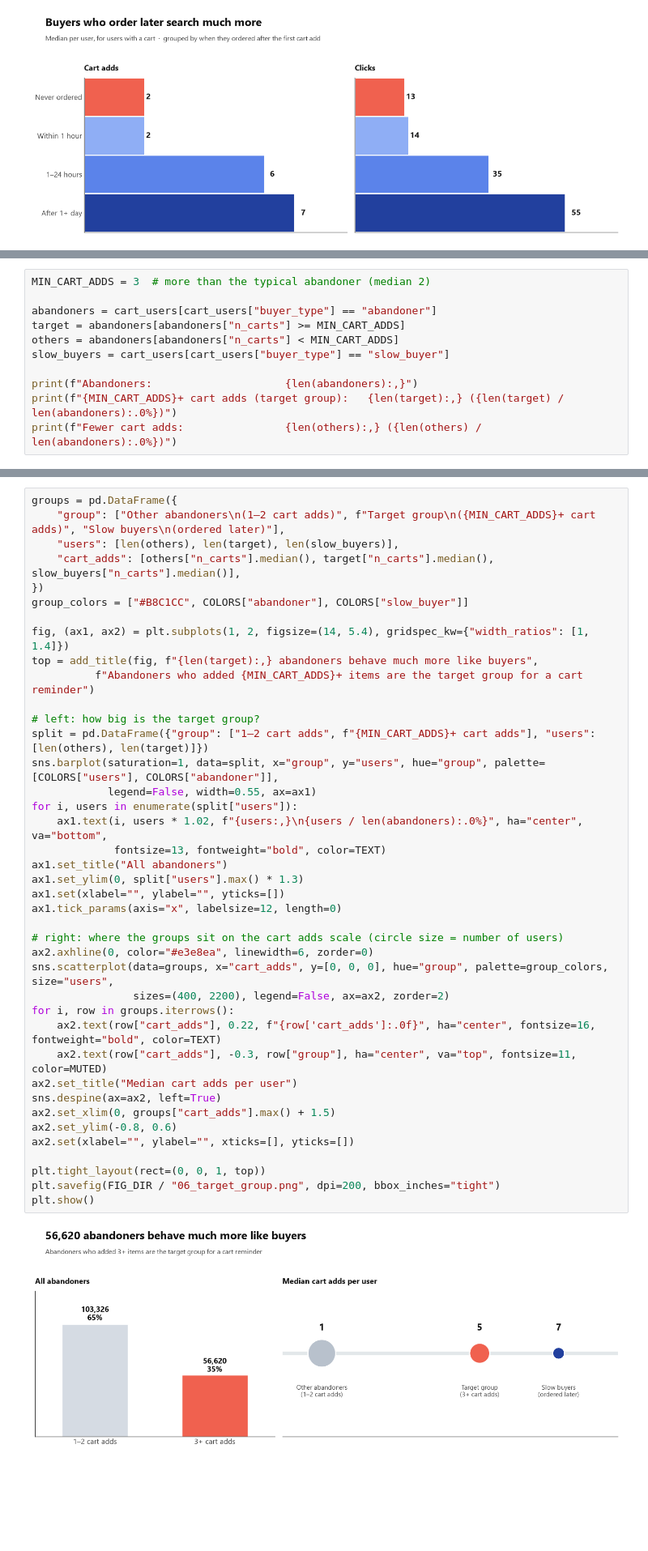
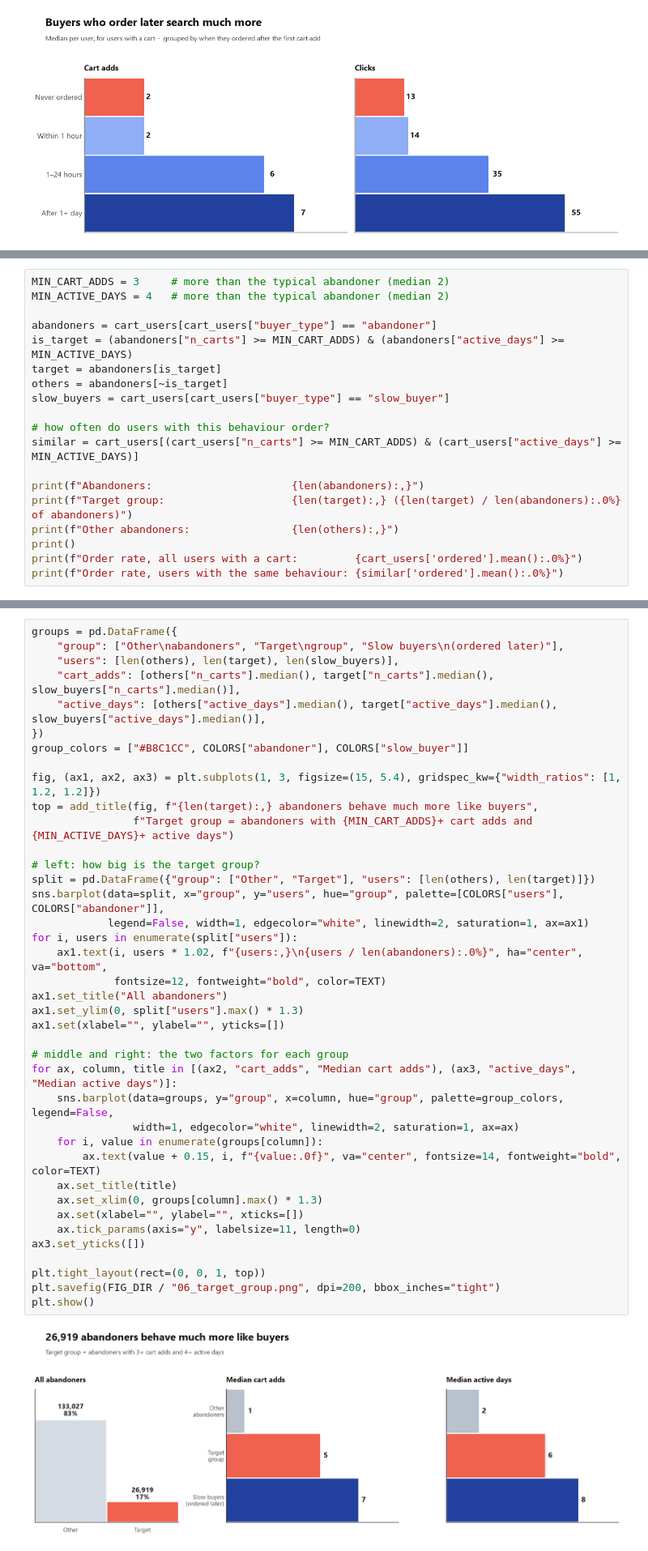
Before and after one commit to ShadiShirinbeik/otto-cart-recovery, a Jupyter notebook: notebooks/04_who_to_contact.ipynb, the cells around one changed output, grey strips where cells are left out. Shown at 81% size. Cells and saved outputs as stored; diff of their text form; blank space fills up the shorter version.

```diff
--- a/notebooks/04_who_to_contact.ipynb
+++ b/notebooks/04_who_to_contact.ipynb
@@ -108,12 +162,20 @@ closer to the buyers who ordered later. This shows interest, not proof that a re
 # %%
-MIN_CART_ADDS = 3  # more than the typical abandoner (median 2)
+MIN_CART_ADDS = 3     # more than the typical abandoner (median 2)
+MIN_ACTIVE_DAYS = 4   # more than the typical abandoner (median 2)
 
 abandoners = cart_users[cart_users["buyer_type"] == "abandoner"]
-target = abandoners[abandoners["n_carts"] >= MIN_CART_ADDS]
-others = abandoners[abandoners["n_carts"] < MIN_CART_ADDS]
+is_target = (abandoners["n_carts"] >= MIN_CART_ADDS) & (abandoners["active_days"] >= MIN_ACTIVE_DAYS)
+target = abandoners[is_target]
+others = abandoners[~is_target]
 slow_buyers = cart_users[cart_users["buyer_type"] == "slow_buyer"]
 
-print(f"Abandoners:                     {len(abandoners):,}")
-print(f"{MIN_CART_ADDS}+ cart adds (target group):   {len(target):,} ({len(target) / len(abandoners):.0%})")
-print(f"Fewer cart adds:                {len(others):,} ({len(others) / len(abandoners):.0%})")
+# how often do users with this behaviour order?
+similar = cart_users[(cart_users["n_carts"] >= MIN_CART_ADDS) & (cart_users["active_days"] >= MIN_ACTIVE_DAYS)]
+
+print(f"Abandoners:                      {len(abandoners):,}")
+print(f"Target group:                    {len(target):,} ({len(target) / len(abandoners):.0%} of abandoners)")
+print(f"Other abandoners:                {len(others):,}")
+print()
+print(f"Order rate, all users with a cart:         {cart_users['ordered'].mean():.0%}")
+print(f"Order rate, users with the same behaviour: {similar['ordered'].mean():.0%}")
 # %% [output]
@@ -138,42 +203,41 @@ compare
 # %%
 groups = pd.DataFrame({
-    "group": ["Other abandoners\n(1–2 cart adds)", f"Target group\n({MIN_CART_ADDS}+ cart adds)", "Slow buyers\n(ordered later)"],
+    "group": ["Other\nabandoners", "Target\ngroup", "Slow buyers\n(ordered later)"],
     "users": [len(others), len(target), len(slow_buyers)],
     "cart_adds": [others["n_carts"].median(), target["n_carts"].median(), slow_buyers["n_carts"].median()],
+    "active_days": [others["active_days"].median(), target["active_days"].median(), slow_buyers["active_days"].median()],
 })
 group_colors = ["#B8C1CC", COLORS["abandoner"], COLORS["slow_buyer"]]
 
-fig, (ax1, ax2) = plt.subplots(1, 2, figsize=(14, 5.4), gridspec_kw={"width_ratios": [1, 1.4]})
+fig, (ax1, ax2, ax3) = plt.subplots(1, 3, figsize=(15, 5.4), gridspec_kw={"width_ratios": [1, 1.2, 1.2]})
 top = add_title(fig, f"{len(target):,} abandoners behave much more like buyers",
-          f"Abandoners who added {MIN_CART_ADDS}+ items are the target group for a cart reminder")
+                f"Target group = abandoners with {MIN_CART_ADDS}+ cart adds and {MIN_ACTIVE_DAYS}+ active days")
 
 # left: how big is the target group?
-split = pd.DataFrame({"group": ["1–2 cart adds", f"{MIN_CART_ADDS}+ cart adds"], "users": [len(others), len(target)]})
-sns.barplot(saturation=1, data=split, x="group", y="users", hue="group", palette=[COLORS["users"], COLORS["abandoner"]],
-            legend=False, width=0.55, ax=ax1)
+split = pd.DataFrame({"group": ["Other", "Target"], "users": [len(others), len(target)]})
+sns.barplot(data=split, x="group", y="users", hue="group", palette=[COLORS["users"], COLORS["abandoner"]],
+            legend=False, width=1, edgecolor="white", linewidth=2, saturation=1, ax=ax1)
 for i, users in enumerate(split["users"]):
     ax1.text(i, users * 1.02, f"{users:,}\n{users / len(abandoners):.0%}", ha="center", va="bottom",
-             fontsize=13, fontweight="bold", color=TEXT)
+             fontsize=12, fontweight="bold", color=TEXT)
 ax1.set_title("All abandoners")
 ax1.set_ylim(0, split["users"].max() * 1.3)
 ax1.set(xlabel="", ylabel="", yticks=[])
-ax1.tick_params(axis="x", labelsize=12, length=0)
 
-# right: where the groups sit on the cart adds scale (circle size = number of users)
-ax2.axhline(0, color="#e3e8ea", linewidth=6, zorder=0)
-sns.scatterplot(data=groups, x="cart_adds", y=[0, 0, 0], hue="group", palette=group_colors, size="users",
-                sizes=(400, 2200), legend=False, ax=ax2, zorder=2)
-for i, row in groups.iterrows():
-    ax2.text(row["cart_adds"], 0.22, f"{row['cart_adds']:.0f}", ha="center", fontsize=16, fontweight="bold", color=TEXT)
-    ax2.text(row["cart_adds"], -0.3, row["group"], ha="center", va="top", fontsize=11, color=MUTED)
-ax2.set_title("Median cart adds per user")
-sns.despine(ax=ax2, left=True)
-ax2.set_xlim(0, groups["cart_adds"].max() + 1.5)
-ax2.set_ylim(-0.8, 0.6)
-ax2.set(xlabel="", ylabel="", xticks=[], yticks=[])
+# middle and right: the two factors for each group
+for ax, column, title in [(ax2, "cart_adds", "Median cart adds"), (ax3, "active_days", "Median active days")]:
+    sns.barplot(data=groups, y="group", x=column, hue="group", palette=group_colors, legend=False,
+                width=1, edgecolor="white", linewidth=2, saturation=1, ax=ax)
+    for i, value in enumerate(groups[column]):
+        ax.text(value + 0.15, i, f"{value:.0f}", va="center", fontsize=14, fontweight="bold", color=TEXT)
+    ax.set_title(title)
+    ax.set_xlim(0, groups[column].max() * 1.3)
+    ax.set(xlabel="", ylabel="", xticks=[])
+    ax.tick_params(axis="y", labelsize=11, length=0)
+ax3.set_yticks([])
 
 plt.tight_layout(rect=(0, 0, 1, top))
 plt.savefig(FIG_DIR / "06_target_group.png", dpi=200, bbox_inches="tight")
 plt.show()
 # %% [output]
-[figure, old version]
+[figure, new version]
```
Also changed, not shown: parts of 7 cells of this notebook, 5 other files.
